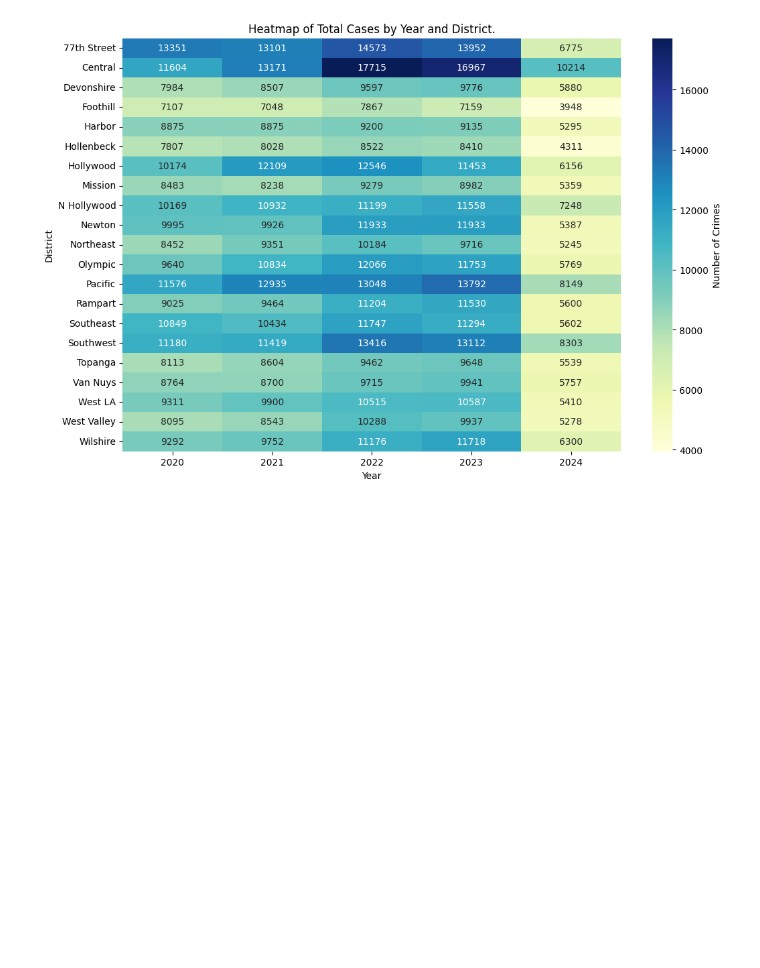
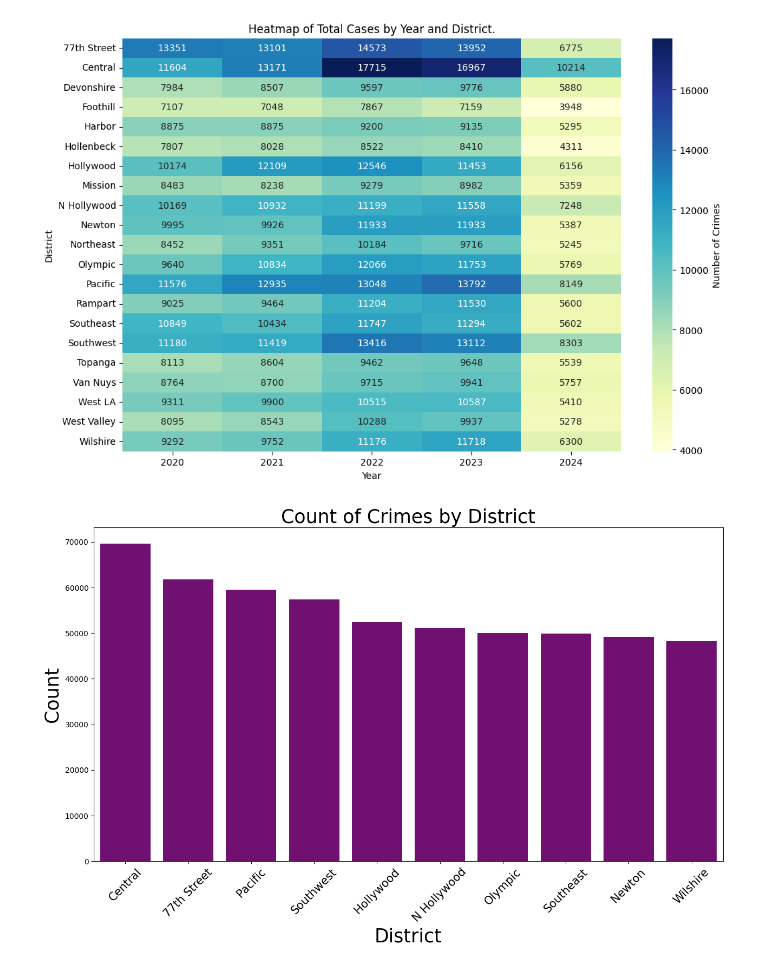
Before and after one commit to ChunKuiLau/Project-1, a Jupyter notebook: EDA mini project.ipynb, the cells around one changed output. Saved outputs shown, nothing was run; the diff lists cells and outputs as text; code cells hidden in the pictures; blank space fills up the shorter version.

```diff
--- a/EDA mini project.ipynb
+++ b/EDA mini project.ipynb
@@ -311,7 +333,7 @@ def categorize_crime(crime_desc):
         return 'OTHERS'
 
 # Apply the function to categorize crimes
-df['Crime Category'] = updated_df['Crm Cd Desc'].apply(categorize_crime)
+updated_df['Crime Category'] = updated_df['Crm Cd Desc'].apply(categorize_crime)
 
 # Optionally, you can visualize the results (e.g., count of each category)
 crime_counts = df['Crime Category'].value_counts()
@@ -322,9 +344,6 @@ plt.show()
 # %% [output]
 [figure]
 # %%
-updated_df['year'] = updated_df['DATE OCC'].dt.year
-updated_df['Month'] = updated_df['DATE OCC'].dt.month
-
 # Calculate the number of cases for each year and month.
 monthly_counts = updated_df.groupby(['Year', 'Month']).size().reset_index(name='case_count')
 
@@ -356,3 +375,17 @@ plt.yticks(rotation=0)   # Ensure the y-axis labels are displayed horizontally.
 plt.show()
 # %% [output]
 [figure]
+# %%
+#count of crime
+
+plt.figure(figsize=(15,8))
+highest_district = updated_df['AREA NAME'].value_counts().index[:10]
+sns.countplot(x="AREA NAME", data=updated_df, order=highest_district, color='purple')
+
+plt.title('Count of Crimes by District', fontsize=25)
+plt.xlabel('District', fontsize=25)
+plt.ylabel('Count', fontsize=25)
+plt.xticks(rotation=45, fontsize=15)
+plt.show()
+# %% [output]
+[figure, added]
```
Also changed, not shown: parts of 12 cells of this notebook, 1 other file.
